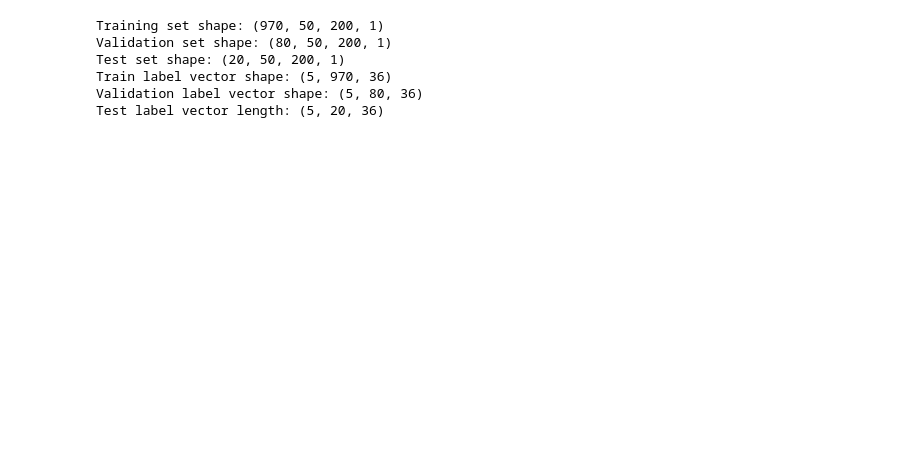
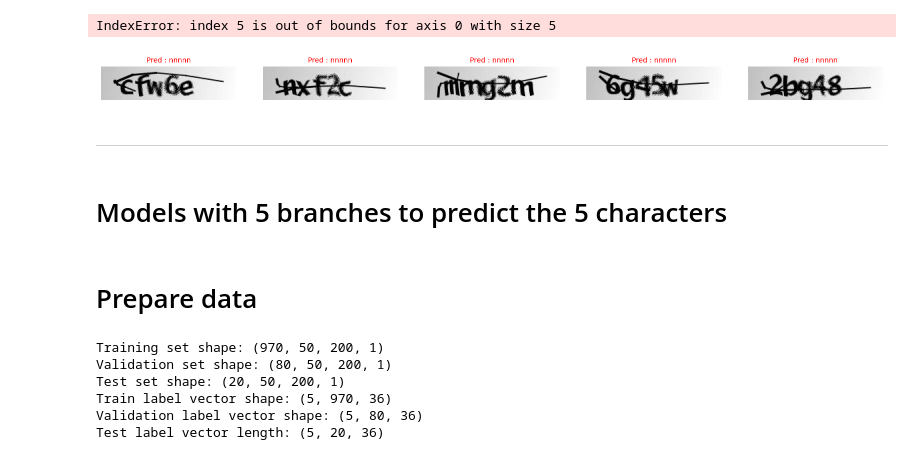
Before and after one commit to Bastagnan/Projet-Deep-Learning, a Jupyter notebook: notebook.ipynb, the cells around one changed output. Cells and saved outputs as stored; diff of their text form; code cells hidden in the pictures; blank space fills up the shorter version.

```diff
--- a/notebook.ipynb
+++ b/notebook.ipynb
@@ -48,0 +589,33 @@ img_shape = (50, 200, 1)
+# %%
+# Define the attention layer
+class AttentionLayer(layers.Layer):
+    def __init__(self):
+        super().__init__()
+
+    def build(self, input_shape):
+        self.W = self.add_weight(shape=(input_shape[-1], 1), initializer='random_normal', trainable=True)
+
+    def call(self, inputs):
+        attention_weights = tf.nn.softmax(tf.matmul(inputs, self.W), axis=1)  # Shape: (batch_size, timesteps, 1)
+        weighted_inputs = inputs * attention_weights  # Shape: (batch_size, timesteps, features)
+        return tf.reduce_sum(weighted_inputs, axis=1)  # Shape: (batch_size, features)
+
+# Define the model
+inputs = layers.Input(shape=(50, 200, 1))
+x = layers.Conv2D(32, (3, 3), activation='relu')(inputs)
+x = layers.MaxPooling2D((2, 2))(x)
+x = layers.Conv2D(64, (3, 3), activation='relu')(x)
+x = layers.MaxPooling2D((2, 2))(x)
+x = layers.Flatten()(x)  # Shape: (batch_size, flattened_features)
+x = layers.Reshape((-1, 64))(x)  # Reshape to (batch_size, timesteps, features)
+x = AttentionLayer()(x)  # Shape: (batch_size, features)
+outputs = layers.Dense(5 * 36, activation='softmax')(x)  # 5 characters, 36 classes
+outputs = layers.Reshape((5, 36))(outputs)  # Shape: (batch_size, 5, 36)
+
+cnn_attention_model = models.Model(inputs, outputs)
+
+# Compile the model
+cnn_attention_model.compile(optimizer='adam', loss='categorical_crossentropy', metrics=['accuracy'])
+
+# Summary
+cnn_attention_model.summary()
@@ -48,0 +644,2 @@ img_shape = (50, 200, 1)
+# %%
+cnn_attention_model.fit(X_train, y_train, batch_size=batch_size, epochs=nb_epoch, verbose=1, validation_data=(X_val, y_val))
@@ -49,3 +665,15 @@ img_shape = (50, 200, 1)
+# %%
+# Evaluate CNN with Attention model
+evaluate_predictions(cnn_attention_model, X_test, y_test, symbols)
+# %% [output]
+IndexError: index 5 is out of bounds for axis 0 with size 5
+[figure, added]
+# %% [markdown]
+___
+# %% [markdown]
+# Models with 5 branches to predict the 5 characters
+# %% [markdown]
+# Prepare data
 # %%
 def preprocess_data():
     n_samples = len(os.listdir(folder_path))
```
Also changed, not shown: parts of 40 cells of this notebook.
